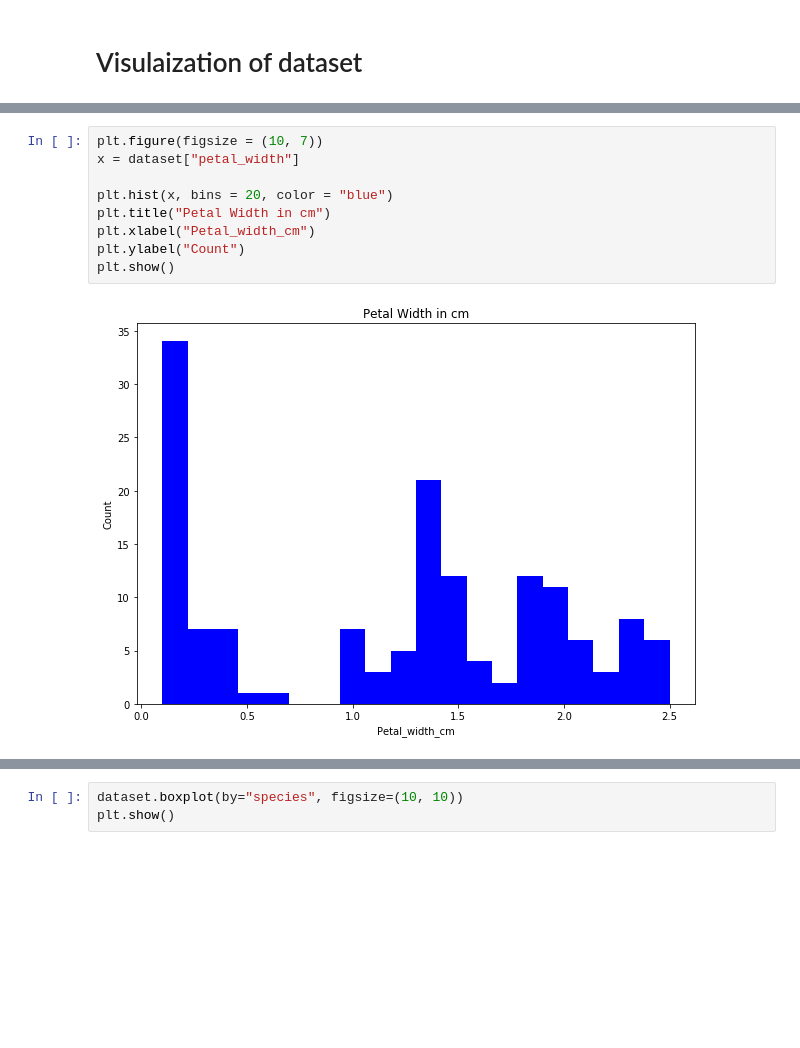
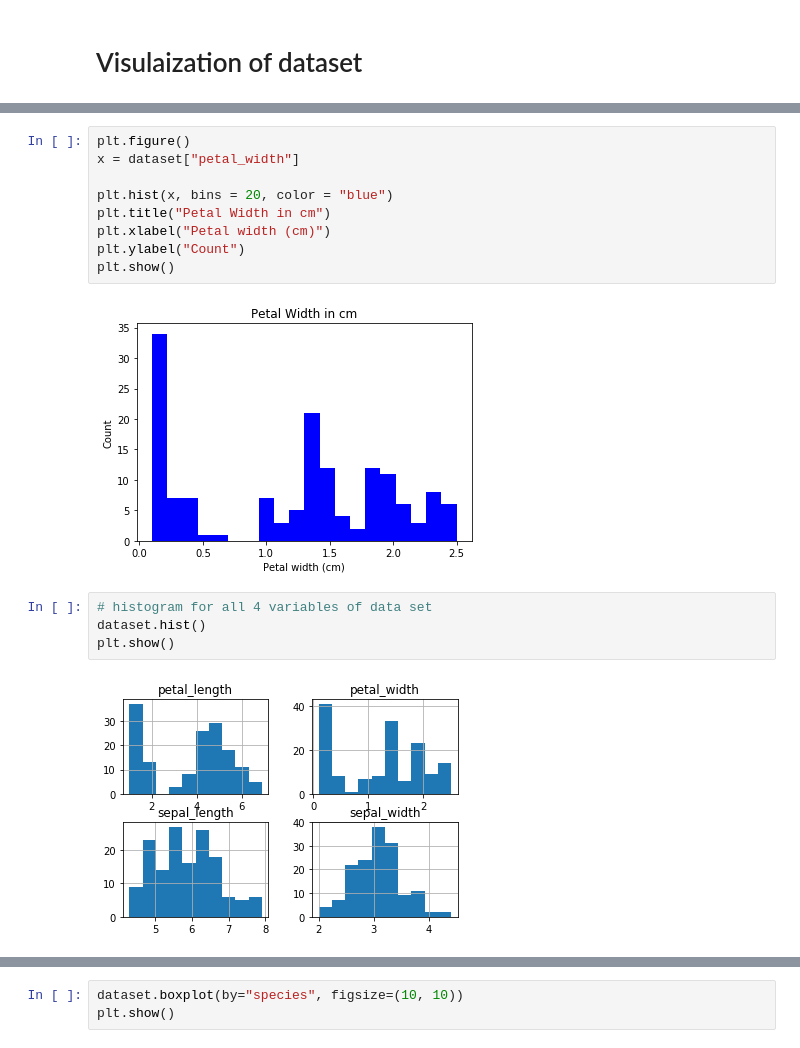
Before and after one commit to Freeha-S/pandas-project, a Jupyter notebook: Project-2019.ipynb, the cells around one changed output, grey strips where cells are left out. Saved outputs shown, nothing was run; the diff lists cells and outputs as text; blank space fills up the shorter version.

```diff
--- a/Project-2019.ipynb
+++ b/Project-2019.ipynb
@@ -203,11 +224,17 @@ plt.show()
 # %%
-plt.figure(figsize = (10, 7))
+plt.figure()
 x = dataset["petal_width"]
 
 plt.hist(x, bins = 20, color = "blue")
 plt.title("Petal Width in cm")
-plt.xlabel("Petal_width_cm")
+plt.xlabel("Petal width (cm)")
 plt.ylabel("Count")
 plt.show()
 # %% [output]
-[figure, old version]
+[figure, new version]
+# %%
+# histogram for all 4 variables of data set
+dataset.hist()
+plt.show()
+# %% [output]
+[figure, added]
```
Also changed, not shown: parts of 40 cells of this notebook, 1 other file.
